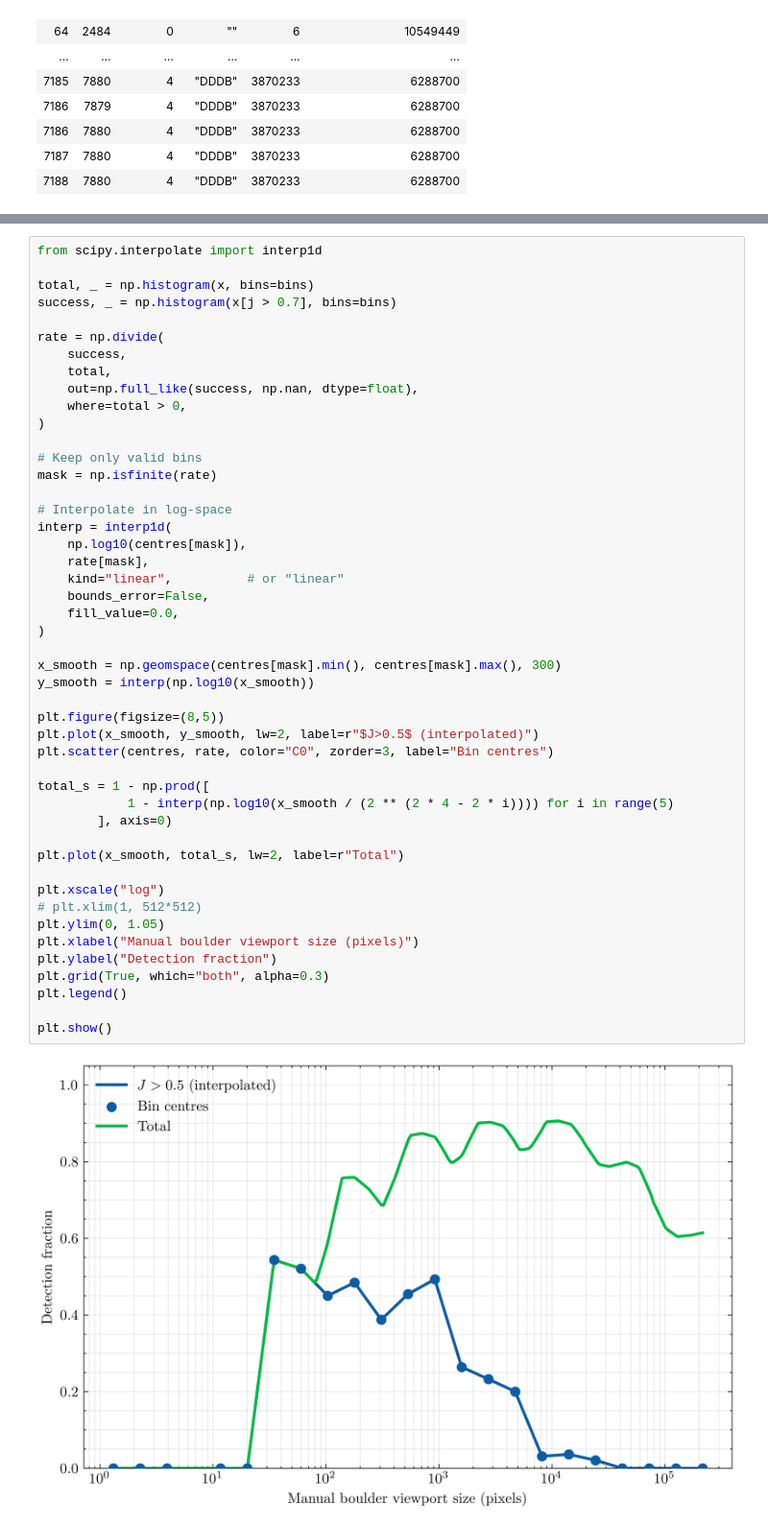
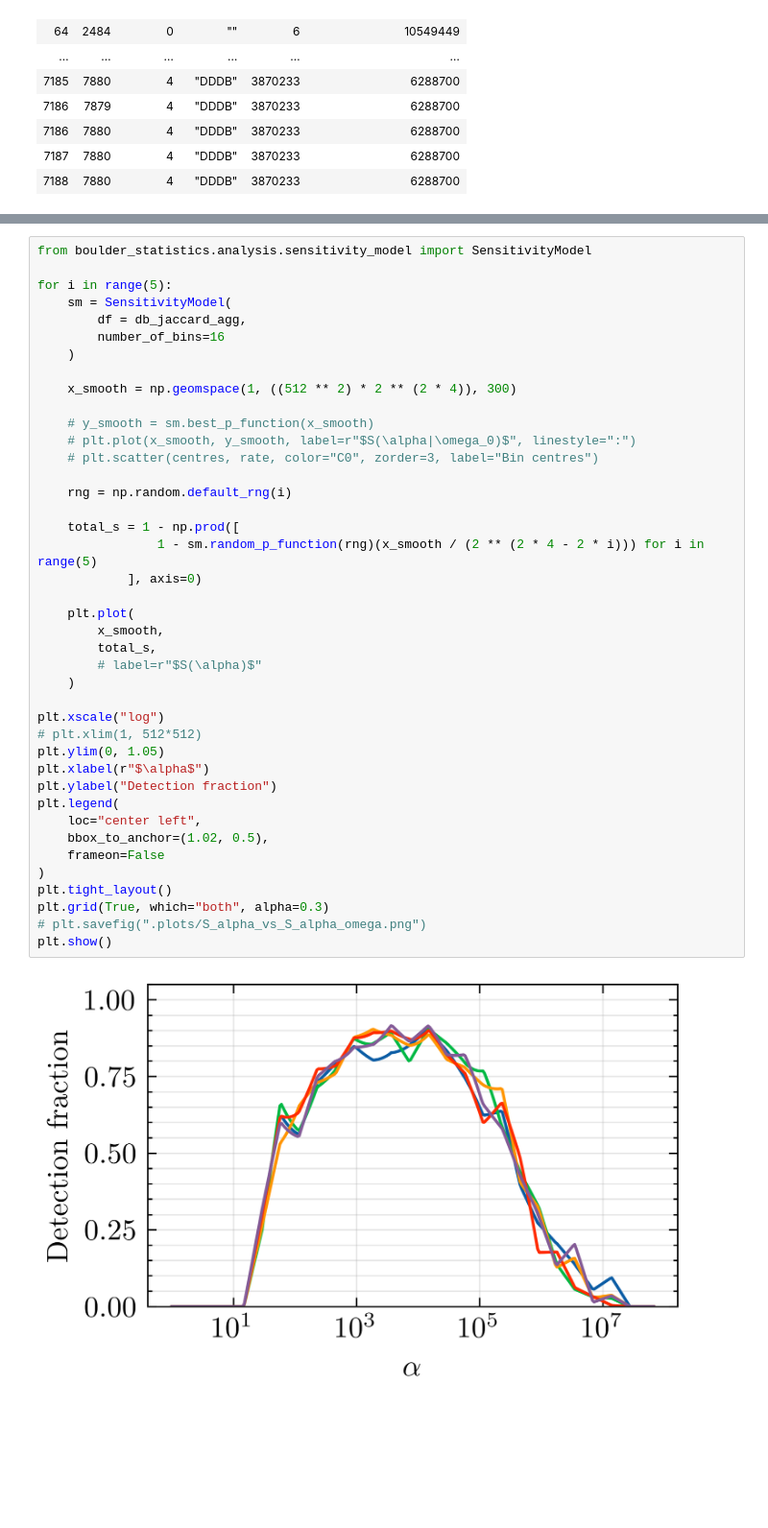
Before and after one commit to Joshua13764/QMAP, a Jupyter notebook: analysis/PSFDCont/investigate_S_from_manual_db_unmerged.ipynb, the cells around one changed output, grey strips where cells are left out. Shown at 96% size. Saved outputs shown, nothing was run; the diff lists cells and outputs as text; blank space fills up the shorter version.

```diff
--- a/analysis/PSFDCont/investigate_S_from_manual_db_unmerged.ipynb
+++ b/analysis/PSFDCont/investigate_S_from_manual_db_unmerged.ipynb
@@ -196,49 +242,43 @@ plt.show()
 # %%
-from scipy.interpolate import interp1d
+from boulder_statistics.analysis.sensitivity_model import SensitivityModel
 
-total, _ = np.histogram(x, bins=bins)
-success, _ = np.histogram(x[j > 0.7], bins=bins)
+for i in range(5):
+    sm = SensitivityModel(
+        df = db_jaccard_agg,
+        number_of_bins=16
+    )
 
-rate = np.divide(
-    success,
-    total,
-    out=np.full_like(success, np.nan, dtype=float),
-    where=total > 0,
-)
+    x_smooth = np.geomspace(1, ((512 ** 2) * 2 ** (2 * 4)), 300)
 
-# Keep only valid bins
-mask = np.isfinite(rate)
+    # y_smooth = sm.best_p_function(x_smooth)
+    # plt.plot(x_smooth, y_smooth, label=r"$S(\alpha|\omega_0)$", linestyle=":")
+    # plt.scatter(centres, rate, color="C0", zorder=3, label="Bin centres")
 
-# Interpolate in log-space
-interp = interp1d(
-    np.log10(centres[mask]),
-    rate[mask],
-    kind="linear",          # or "linear"
-    bounds_error=False,
-    fill_value=0.0,
-)
+    rng = np.random.default_rng(i)
 
-x_smooth = np.geomspace(centres[mask].min(), centres[mask].max(), 300)
-y_smooth = interp(np.log10(x_smooth))
+    total_s = 1 - np.prod([
+                1 - sm.random_p_function(rng)(x_smooth / (2 ** (2 * 4 - 2 * i))) for i in range(5)
+            ], axis=0)
 
-plt.figure(figsize=(8,5))
-plt.plot(x_smooth, y_smooth, lw=2, label=r"$J>0.5$ (interpolated)")
-plt.scatter(centres, rate, color="C0", zorder=3, label="Bin centres")
-
-total_s = 1 - np.prod([
-            1 - interp(np.log10(x_smooth / (2 ** (2 * 4 - 2 * i)))) for i in range(5)
-        ], axis=0)
-
-plt.plot(x_smooth, total_s, lw=2, label=r"Total")
+    plt.plot(
+        x_smooth,
+        total_s,
+        # label=r"$S(\alpha)$"
+    )
 
 plt.xscale("log")
 # plt.xlim(1, 512*512)
 plt.ylim(0, 1.05)
-plt.xlabel("Manual boulder viewport size (pixels)")
+plt.xlabel(r"$\alpha$")
 plt.ylabel("Detection fraction")
+plt.legend(
+    loc="center left",
+    bbox_to_anchor=(1.02, 0.5),
+    frameon=False
+)
+plt.tight_layout()
 plt.grid(True, which="both", alpha=0.3)
-plt.legend()
-
+# plt.savefig(".plots/S_alpha_vs_S_alpha_omega.png")
 plt.show()
 # %% [output]
-[figure, old version]
+[figure, new version]
```
Also changed, not shown: parts of 8 cells of this notebook, 8 other files.
